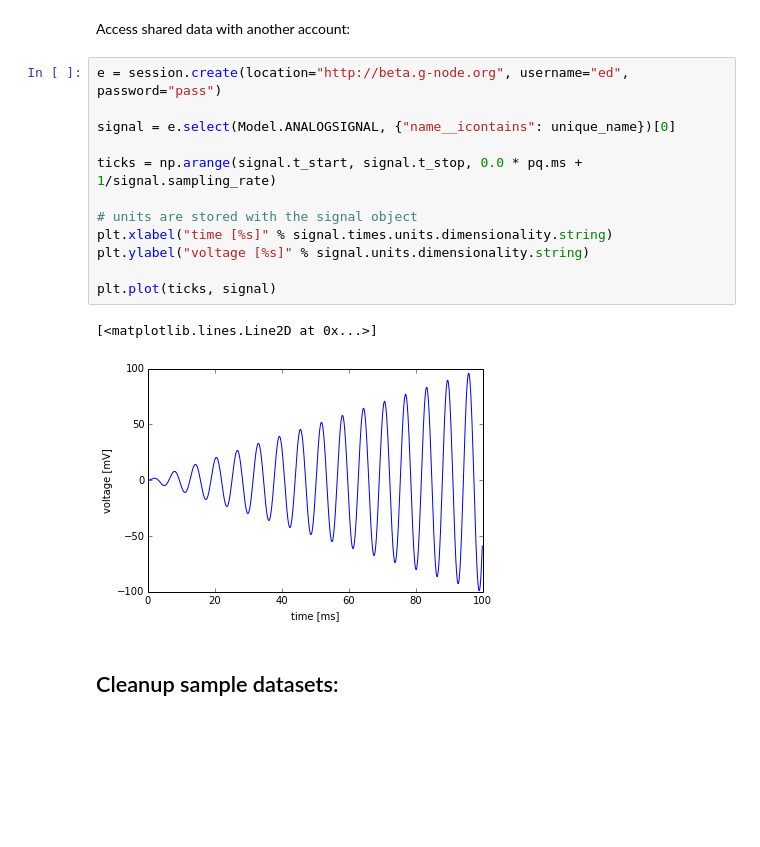
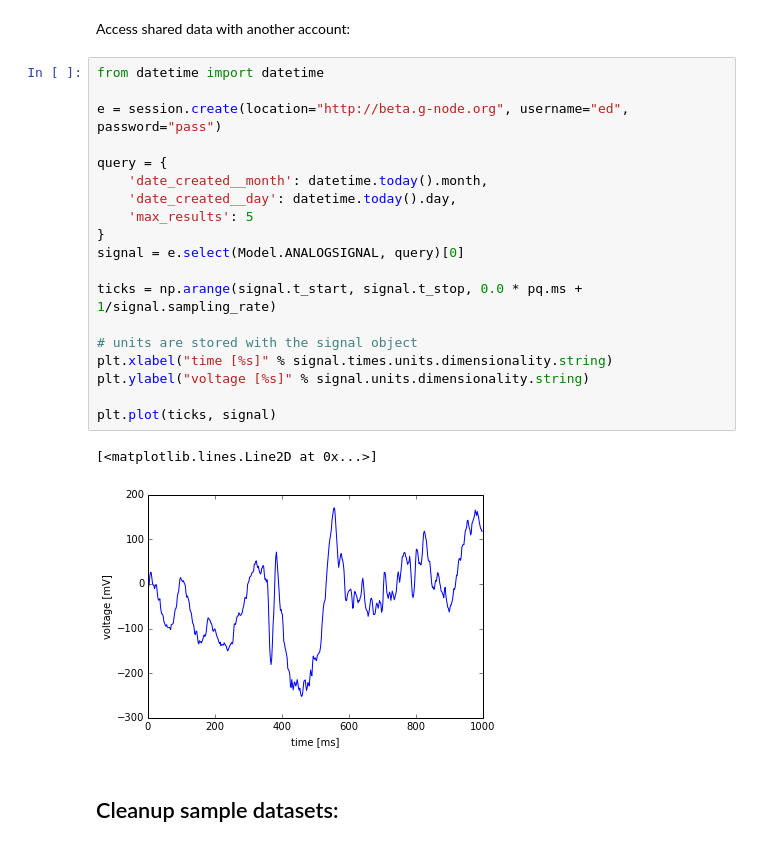
Before and after one commit to asobolev/python-gnode-client, a Jupyter notebook: gnodeclient/examples/Demo.ipynb, the cells around one changed output. Cells and saved outputs as stored; diff of their text form; blank space fills up the shorter version.

```diff
--- a/gnodeclient/examples/Demo.ipynb
+++ b/gnodeclient/examples/Demo.ipynb
@@ -94,20 +105,27 @@ g.permissions(block, [{"user": user_account, "access_level": 1}]) # read-only
 # %% [markdown]
 Access shared data with another account:
 # %%
+from datetime import datetime
+
 e = session.create(location="http://beta.g-node.org", username="ed", password="pass")
 
-signal = e.select(Model.ANALOGSIGNAL, {"name__icontains": unique_name})[0]
+query = {
+    'date_created__month': datetime.today().month,
+    'date_created__day': datetime.today().day,
+    'max_results': 5
+}
+signal = e.select(Model.ANALOGSIGNAL, query)[0]
 
 ticks = np.arange(signal.t_start, signal.t_stop, 0.0 * pq.ms + 1/signal.sampling_rate)
 
 # units are stored with the signal object
 plt.xlabel("time [%s]" % signal.times.units.dimensionality.string)
 plt.ylabel("voltage [%s]" % signal.units.dimensionality.string)
 
 plt.plot(ticks, signal)
 # %% [output]
 [<matplotlib.lines.Line2D at 0x...>]
-[figure, old version]
+[figure, new version]
 # %% [markdown]
 ## Cleanup sample datasets:
 # %%
```
Also changed, not shown: parts of 6 cells of this notebook, 1 other file.
